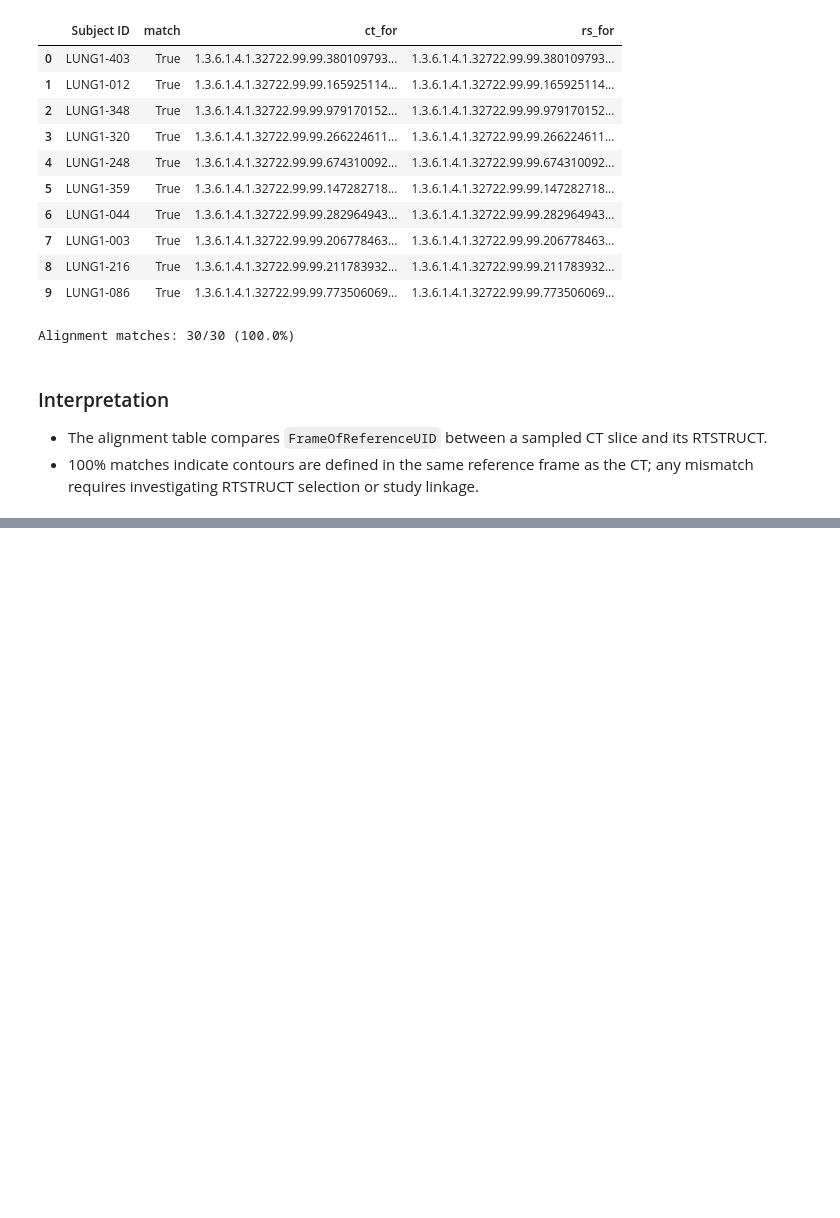
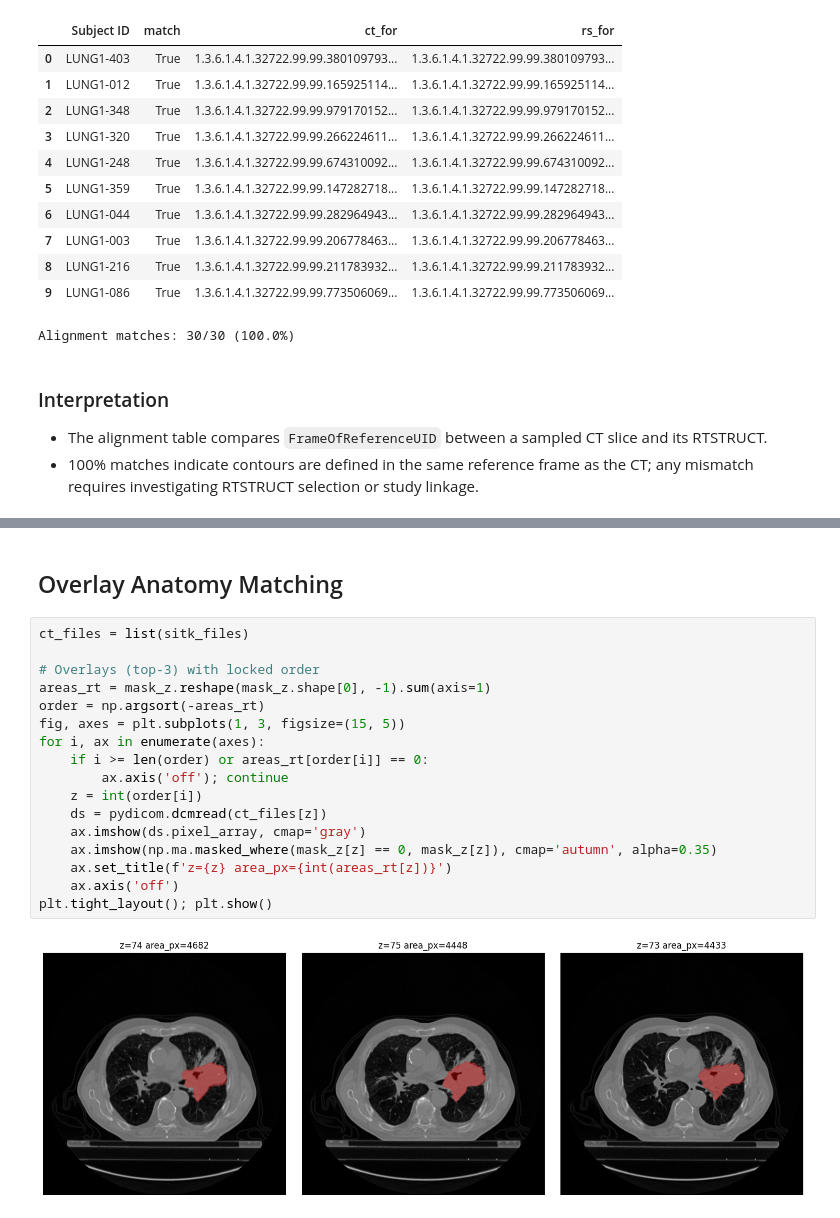
Before and after one commit to kurisu/nsclc-volume-capstone, a Jupyter notebook: notebooks/01_preliminary_data_understanding.ipynb, the cells around one changed output, grey strips where cells are left out. Drawn from its saved outputs; the diff is of its cells as text; blank space fills up the shorter version.

```diff
--- a/notebooks/01_preliminary_data_understanding.ipynb
+++ b/notebooks/01_preliminary_data_understanding.ipynb
@@ -514,0 +849,21 @@ Alignment matches: 30/30 (100.0%)
+# %% [markdown]
+## Overlay Anatomy Matching
+# %%
+ct_files = list(sitk_files)
+
+# Overlays (top-3) with locked order
+areas_rt = mask_z.reshape(mask_z.shape[0], -1).sum(axis=1)
+order = np.argsort(-areas_rt)
+fig, axes = plt.subplots(1, 3, figsize=(15, 5))
+for i, ax in enumerate(axes):
+    if i >= len(order) or areas_rt[order[i]] == 0:
+        ax.axis('off'); continue
+    z = int(order[i])
+    ds = pydicom.dcmread(ct_files[z])
+    ax.imshow(ds.pixel_array, cmap='gray')
+    ax.imshow(np.ma.masked_where(mask_z[z] == 0, mask_z[z]), cmap='autumn', alpha=0.35)
+    ax.set_title(f'z={z} area_px={int(areas_rt[z])}')
+    ax.axis('off')
+plt.tight_layout(); plt.show()
+# %% [output]
+[figure, added]
```
Also changed, not shown: parts of 14 cells of this notebook, 1 other file.
